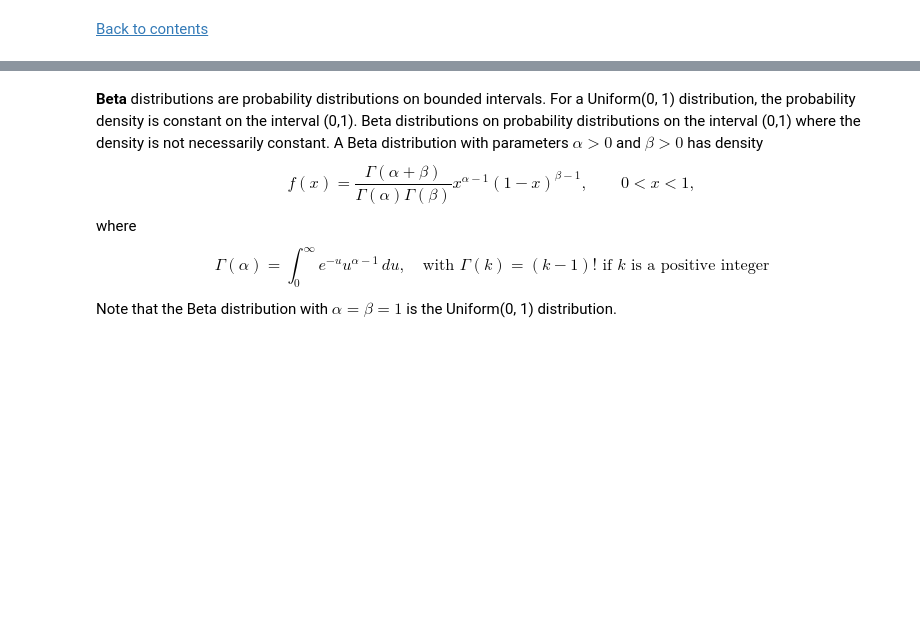
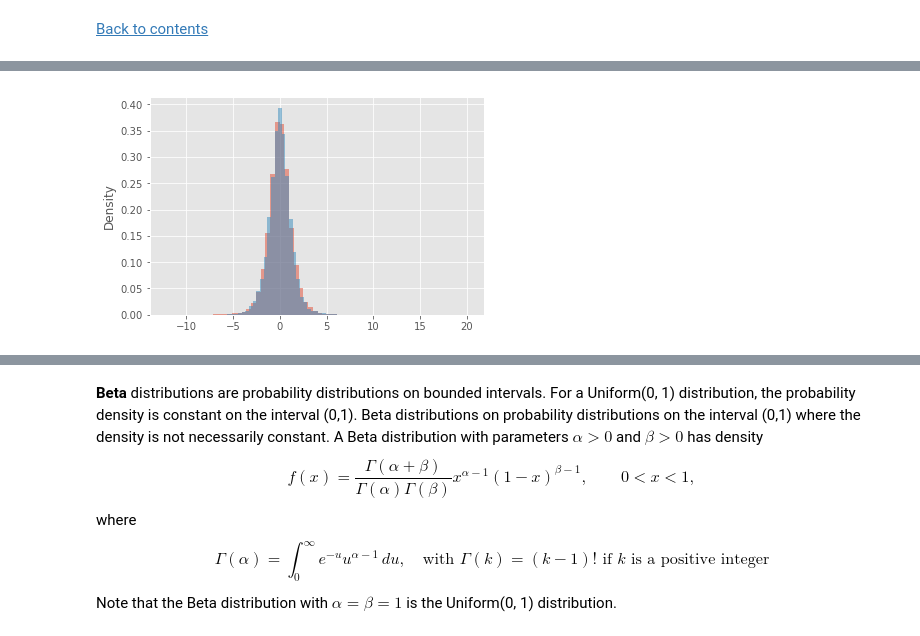
Before and after one commit to dlsun/symbulate, a Jupyter notebook: docs/common.ipynb, the cells around one changed output, grey strips where cells are left out. Cells and saved outputs as stored; diff of their text form; code cells hidden in the pictures; blank space fills up the shorter version.

```diff
--- a/docs/common.ipynb
+++ b/docs/common.ipynb
@@ -302,0 +339,7 @@ x.mean()
+# %%
+m = 5
+Z, Y = RV(Normal(mean = 0, sd = 1) * ChiSquare(df = m))
+(Z / (sqrt(Y / m))).sim(10000).plot(bins = 60)
+RV(StudentT(df = m)).sim(10000).plot(bins = 60)
+# %% [output]
+[figure, added]
```
Also changed, not shown: parts of 63 cells of this notebook.
